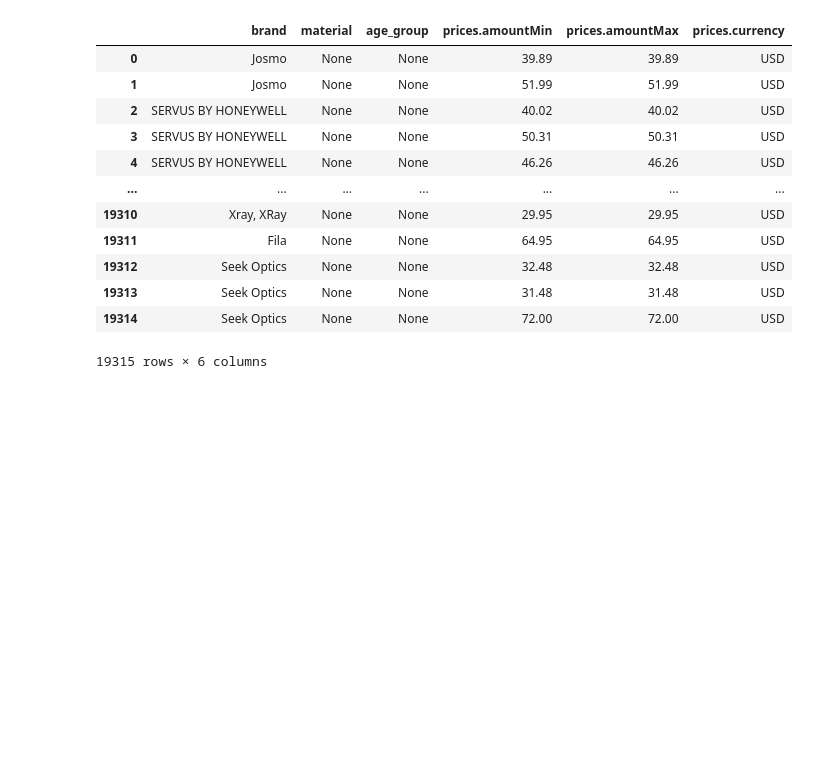
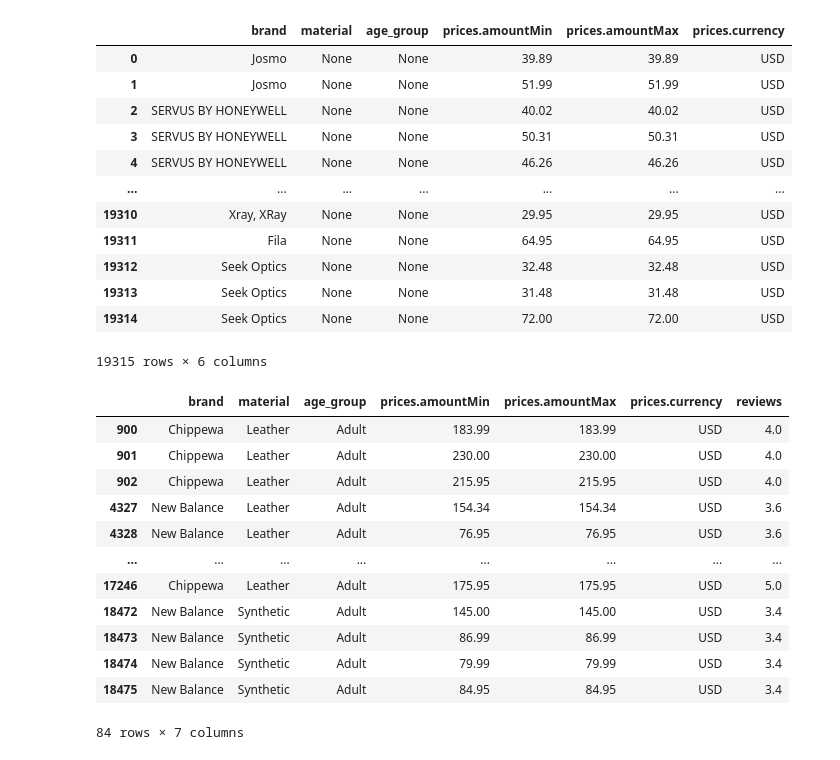
Before and after one commit to danidemi/corso-ifoa-machine-learning, a Jupyter notebook: project-work/Tutorial.ipynb, the cells around one changed output. Saved outputs shown, nothing was run; the diff lists cells and outputs as text; code cells hidden in the pictures; blank space fills up the shorter version.

Commit message:
Added example to extract review

```diff
--- a/project-work/Tutorial.ipynb
+++ b/project-work/Tutorial.ipynb
@@ -281,6 +285,63 @@ reduced_dataset
 | 19313 | Seek Optics | None | None | 31.48 | 31.48 | USD |
 | 19314 | Seek Optics | None | None | 72.00 | 72.00 | USD |
 19315 rows × 6 columns
+# %%
+def extract_averge_review(reviews):
+    try:
+        if (type(reviews) == float):
+            return None
+
+        if (type(reviews) != str):
+            #print( f"WARN not a string but a {type(reviews)} {reviews}" )
+            return None
+
+        reviews = reviews.replace("\\\\", "\\")
+        kvs = json.loads(reviews)
+        ratings = []
+        for kv in kvs:
+            if("rating" in kv):
+                #print( f"\n\n{kv}" )
+                ratings.append( float( kv["rating"] ) )
+
+        #print( f"\n\n{ratings}" )
+
+        # questo blocco è per fare qualcosa di utile con i voti di un prodotto.
+        # ad esempio in questo caso viene calcolata la media delle recensioni
+        if len(ratings) == 0:
+            return None
+        else:
+            total = 0.0
+            for r in ratings:
+                total = total + r
+            avg = total / len(ratings)
+            return avg
+
+    except:
+        err_type, err_value, err_traceback = sys.exc_info()
+        #print( f"WARN '{err_type}' '{err_value}' parsing {reviews}" )
+        return None
+
+
+
+# Questo crea una colonna con il valore medio delle review per quel prodotto
+reduced_dataset["reviews"] = dataset["reviews"].apply( extract_averge_review )
+
+# Questo è solo per ispezionare le righe che hanno un qualche valore di recensione
+reduced_dataset[ reduced_dataset["reviews"].isnull()==False ]
+# %% [output]
+|  | brand | material | age_group | prices.amountMin | prices.amountMax | prices.currency | reviews |
+| 900 | Chippewa | Leather | Adult | 183.99 | 183.99 | USD | 4.0 |
+| 901 | Chippewa | Leather | Adult | 230.00 | 230.00 | USD | 4.0 |
+| 902 | Chippewa | Leather | Adult | 215.95 | 215.95 | USD | 4.0 |
+| 4327 | New Balance | Leather | Adult | 154.34 | 154.34 | USD | 3.6 |
+| 4328 | New Balance | Leather | Adult | 76.95 | 76.95 | USD | 3.6 |
+| ... | ... | ... | ... | ... | ... | ... | ... |
+| 17246 | Chippewa | Leather | Adult | 175.95 | 175.95 | USD | 5.0 |
+| 18472 | New Balance | Synthetic | Adult | 145.00 | 145.00 | USD | 3.4 |
+| 18473 | New Balance | Synthetic | Adult | 86.99 | 86.99 | USD | 3.4 |
+| 18474 | New Balance | Synthetic | Adult | 79.99 | 79.99 | USD | 3.4 |
+| 18475 | New Balance | Synthetic | Adult | 84.95 | 84.95 | USD | 3.4 |
+84 rows × 7 columns
 # %%
 reduced_dataset = reduced_dataset.dropna()
 
```
Also changed, not shown: parts of 2 cells of this notebook.
